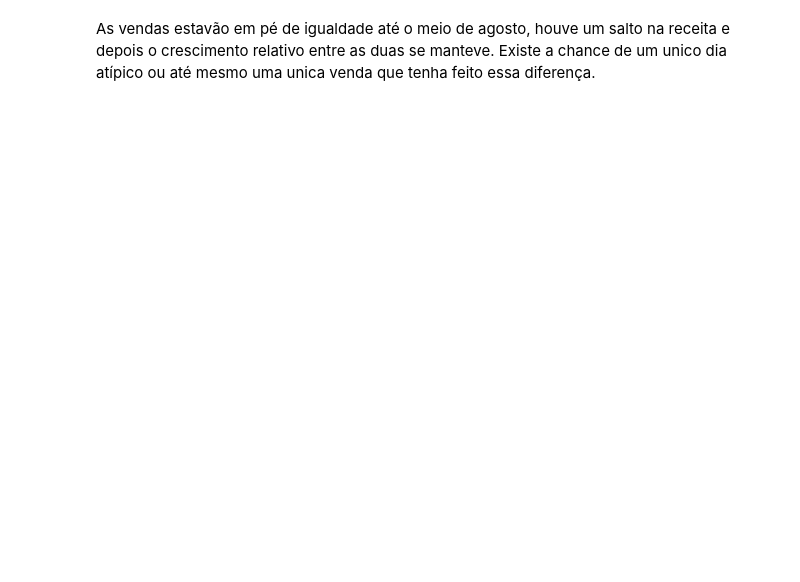
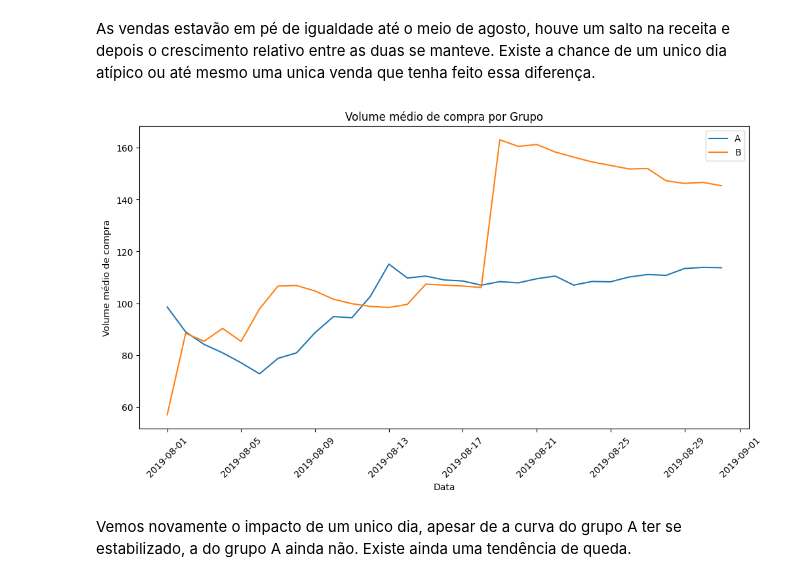
Before and after one commit to gustavoquareli/projeto_S09, a Jupyter notebook: notebook.ipynb, the cells around one changed output. Cells and saved outputs as stored; diff of their text form; code cells hidden in the pictures; blank space fills up the shorter version.

```diff
--- a/notebook.ipynb
+++ b/notebook.ipynb
@@ -393,2 +393,16 @@ plt.show()
 # %% [markdown]
 As vendas estavão em pé de igualdade até o meio de agosto, houve um salto na receita e depois o crescimento relativo entre as duas se manteve. Existe a chance de um unico dia atípico ou até mesmo uma unica venda que tenha feito essa diferença.
+# %%
+plt.figure(figsize=(12, 6))
+plt.plot(cumulativeRevenueA['date'], cumulativeRevenueA['revenue']/cumulativeRevenueA['orders'], label='A')
+plt.plot(cumulativeRevenueB['date'], cumulativeRevenueB['revenue']/cumulativeRevenueB['orders'], label='B')
+plt.title('Volume médio de compra por Grupo')
+plt.xticks(rotation=45)
+plt.xlabel('Data')
+plt.ylabel('Volume médio de compra')
+plt.legend()
+plt.show()
+# %% [output]
+[figure, added]
+# %% [markdown]
+Vemos novamente o impacto de um unico dia, apesar de a curva do grupo A ter se estabilizado, a do grupo A ainda não. Existe ainda uma tendência de queda.
```
Also changed, not shown: parts of 1 cell of this notebook.
